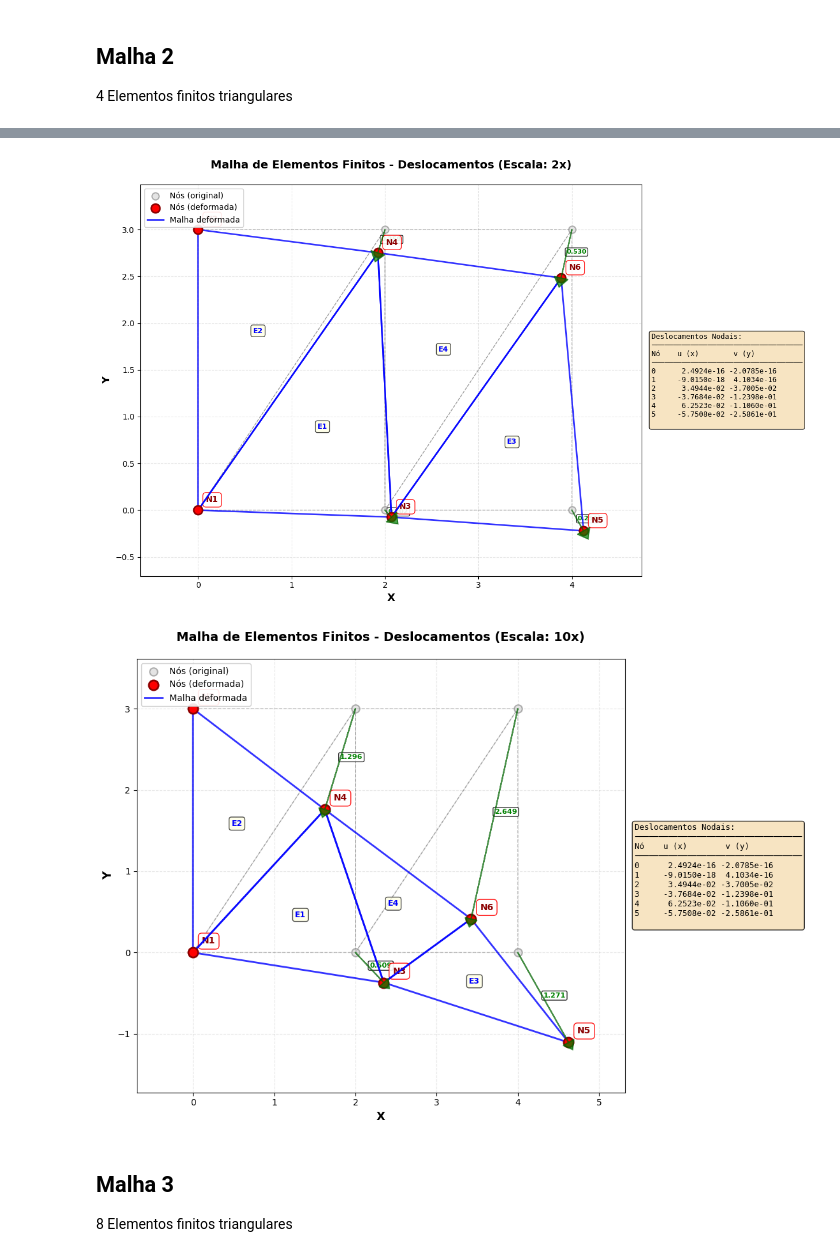
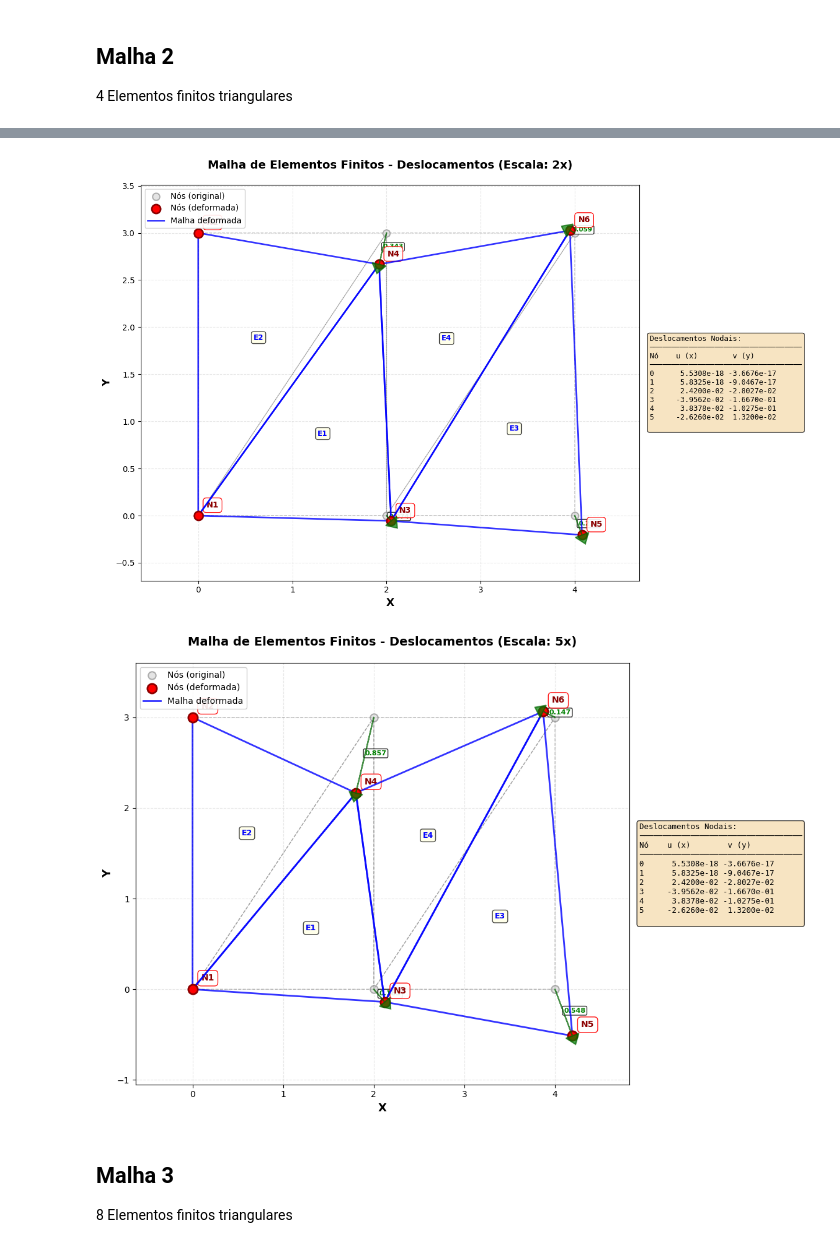
Before and after one commit to Rogire/Trabalho2MEF, a Jupyter notebook: Trabalho 2(Estado Plano)/Código Python/Trabalho02.ipynb, the cells around one changed output, grey strips where cells are left out. Saved outputs shown, nothing was run; the diff lists cells and outputs as text; code cells hidden in the pictures.

```diff
--- a/Trabalho 2(Estado Plano)/Código Python/Trabalho02.ipynb
+++ b/Trabalho 2(Estado Plano)/Código Python/Trabalho02.ipynb
@@ -640,14 +592,14 @@ F_pos = [
 CC_Glib = np.array([0,1,2,3], dtype=int)
 CC_val = np.array([0.0, 0.0, 0.0,0.0])
 
-displace, stress, strain = Finitos.CalculaEPT(F_pos,pos_nos,index_nos,CC_Glib,CC_val)
+displace, stress, strain = Finitos.CalculaDisp(F_pos,pos_nos,index_nos,CC_Glib,CC_val)
 
 Finitos.show_res(show_steps=True)
 
 print("Plot Deslocamento nodal:")
 plot_malha_com_deslocamento(pos_nos, index_nos, displace)
 plot_malha_com_deslocamento(pos_nos, index_nos, displace,fator_escala=2)
-plot_malha_com_deslocamento(pos_nos, index_nos, displace,fator_escala=10)
+plot_malha_com_deslocamento(pos_nos, index_nos, displace,fator_escala=5)
 # %% [output]
 [figure]
 Matriz Csigma:
@@ -671,5 +623,5 @@ Plot Deslocamento nodal:
-[figure, old version]
+[figure, new version]
-[figure, old version]
+[figure, new version]
 # %% [markdown]
 ## Malha 3
 
```
Also changed, not shown: parts of 4 cells of this notebook.
